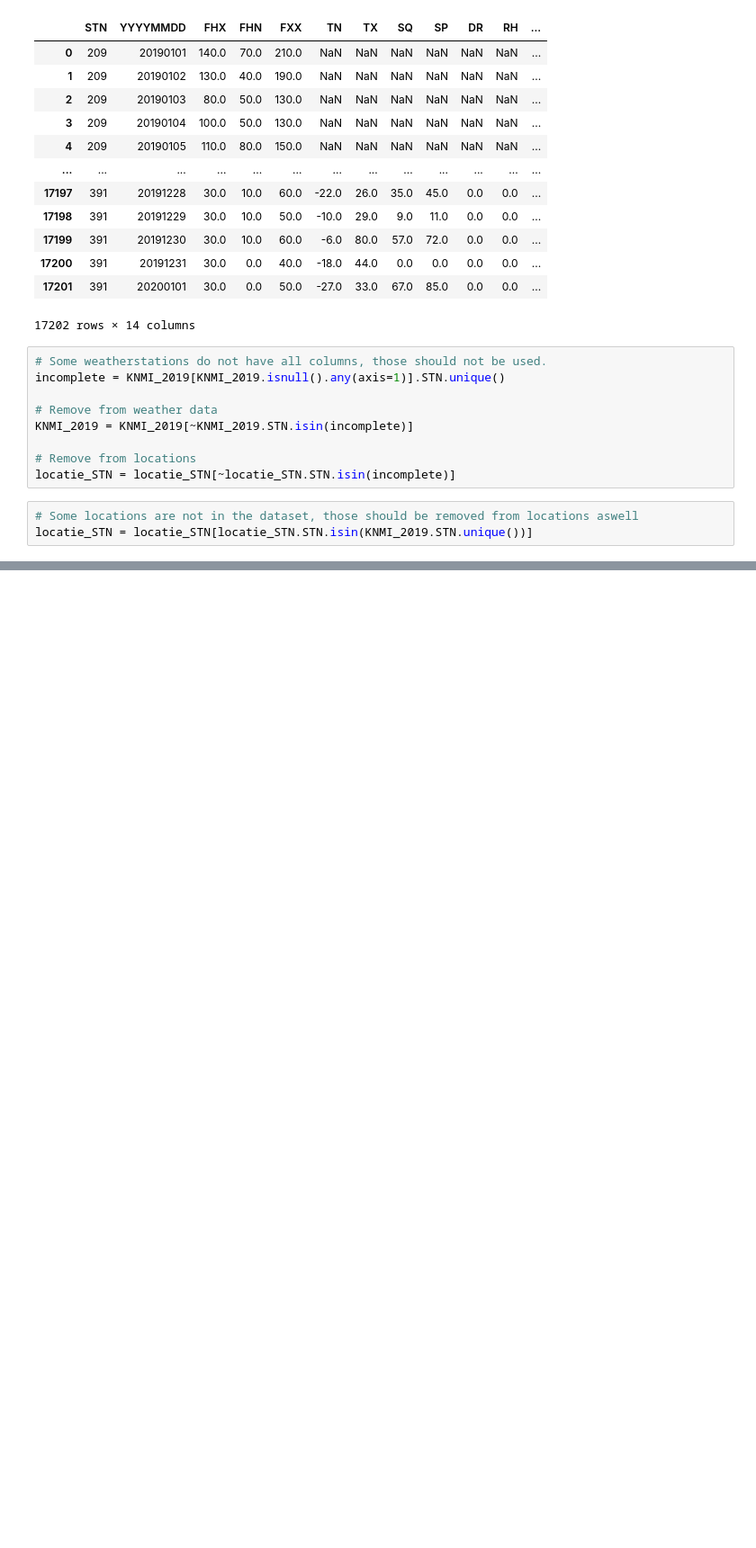
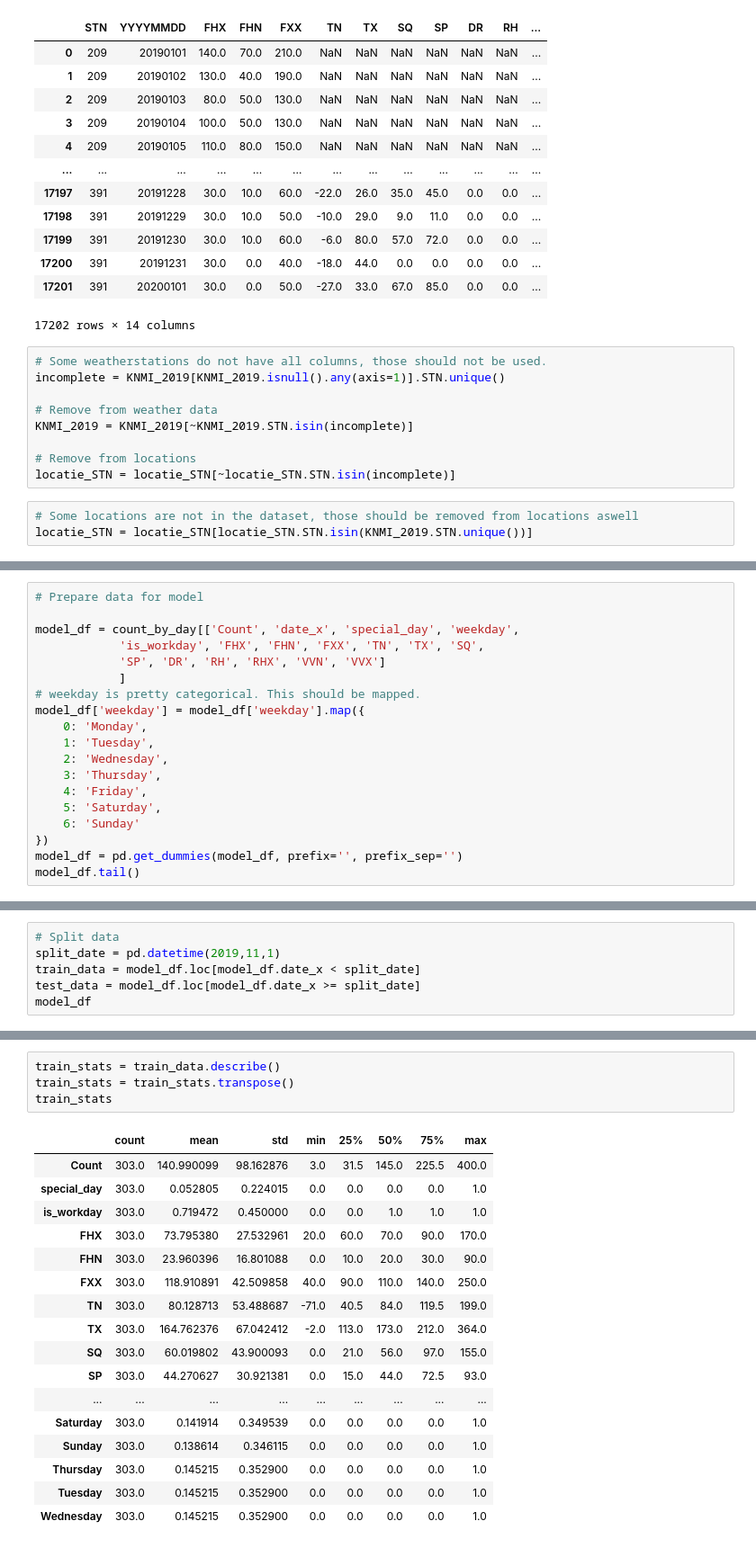
Before and after one commit to berryhijwegen/DIP, a Jupyter notebook: Flickbike_casus_opdr_1_berry_hijwegen.ipynb, the cells around one changed output, grey strips where cells are left out. Shown: that part at 90% size. Cells and saved outputs as stored; diff of their text form; blank space fills up the shorter version.

```diff
--- a/Flickbike_casus_opdr_1_berry_hijwegen.ipynb
+++ b/Flickbike_casus_opdr_1_berry_hijwegen.ipynb
@@ -334,0 +341,19 @@ train_df.sample(10)
+# %%
+# Prepare data for model
+
+model_df = count_by_day[['Count', 'date_x', 'special_day', 'weekday',
+            'is_workday', 'FHX', 'FHN', 'FXX', 'TN', 'TX', 'SQ',
+            'SP', 'DR', 'RH', 'RHX', 'VVN', 'VVX']
+            ]
+# weekday is pretty categorical. This should be mapped.
+model_df['weekday'] = model_df['weekday'].map({
+    0: 'Monday',
+    1: 'Tuesday',
+    2: 'Wednesday',
+    3: 'Thursday',
+    4: 'Friday',
+    5: 'Saturday',
+    6: 'Sunday'
+})
+model_df = pd.get_dummies(model_df, prefix='', prefix_sep='')
+model_df.tail()
@@ -334,0 +373,6 @@ train_df.sample(10)
+# %%
+# Split data
+split_date = pd.datetime(2019,11,1)
+train_data = model_df.loc[model_df.date_x < split_date]
+test_data = model_df.loc[model_df.date_x >= split_date]
+model_df
@@ -334,0 +393,22 @@ train_df.sample(10)
+# %%
+train_stats = train_data.describe()
+train_stats = train_stats.transpose()
+train_stats
+# %% [output]
+|  | count | mean | std | min | 25% | 50% | 75% | max |
+| Count | 303.0 | 140.990099 | 98.162876 | 3.0 | 31.5 | 145.0 | 225.5 | 400.0 |
+| special_day | 303.0 | 0.052805 | 0.224015 | 0.0 | 0.0 | 0.0 | 0.0 | 1.0 |
+| is_workday | 303.0 | 0.719472 | 0.450000 | 0.0 | 0.0 | 1.0 | 1.0 | 1.0 |
+| FHX | 303.0 | 73.795380 | 27.532961 | 20.0 | 60.0 | 70.0 | 90.0 | 170.0 |
+| FHN | 303.0 | 23.960396 | 16.801088 | 0.0 | 10.0 | 20.0 | 30.0 | 90.0 |
+| FXX | 303.0 | 118.910891 | 42.509858 | 40.0 | 90.0 | 110.0 | 140.0 | 250.0 |
+| TN | 303.0 | 80.128713 | 53.488687 | -71.0 | 40.5 | 84.0 | 119.5 | 199.0 |
+| TX | 303.0 | 164.762376 | 67.042412 | -2.0 | 113.0 | 173.0 | 212.0 | 364.0 |
+| SQ | 303.0 | 60.019802 | 43.900093 | 0.0 | 21.0 | 56.0 | 97.0 | 155.0 |
+| SP | 303.0 | 44.270627 | 30.921381 | 0.0 | 15.0 | 44.0 | 72.5 | 93.0 |
+| ... | ... | ... | ... | ... | ... | ... | ... | ... |
+| Saturday | 303.0 | 0.141914 | 0.349539 | 0.0 | 0.0 | 0.0 | 0.0 | 1.0 |
+| Sunday | 303.0 | 0.138614 | 0.346115 | 0.0 | 0.0 | 0.0 | 0.0 | 1.0 |
+| Thursday | 303.0 | 0.145215 | 0.352900 | 0.0 | 0.0 | 0.0 | 0.0 | 1.0 |
+| Tuesday | 303.0 | 0.145215 | 0.352900 | 0.0 | 0.0 | 0.0 | 0.0 | 1.0 |
+| Wednesday | 303.0 | 0.145215 | 0.352900 | 0.0 | 0.0 | 0.0 | 0.0 | 1.0 |
```
Also changed, not shown: parts of 41 cells of this notebook.
